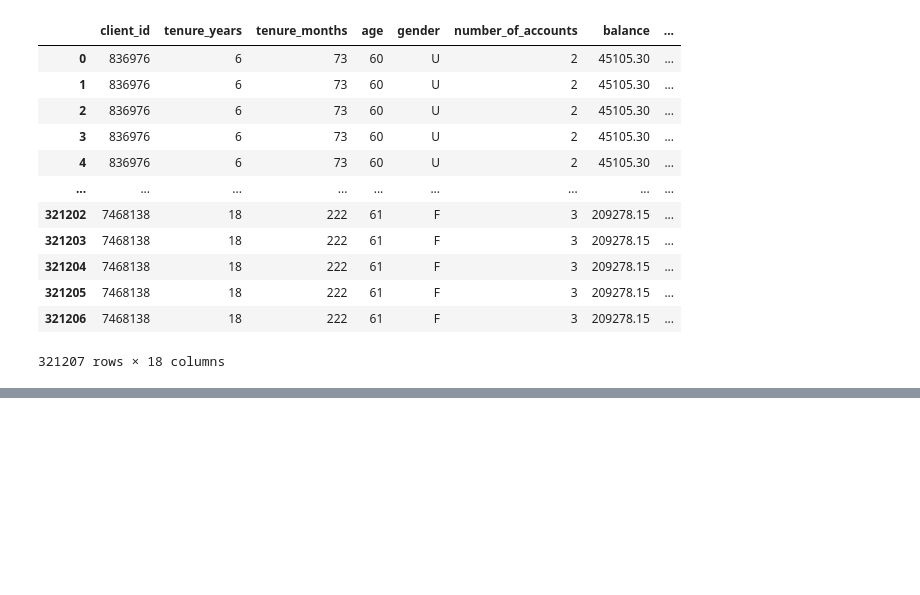
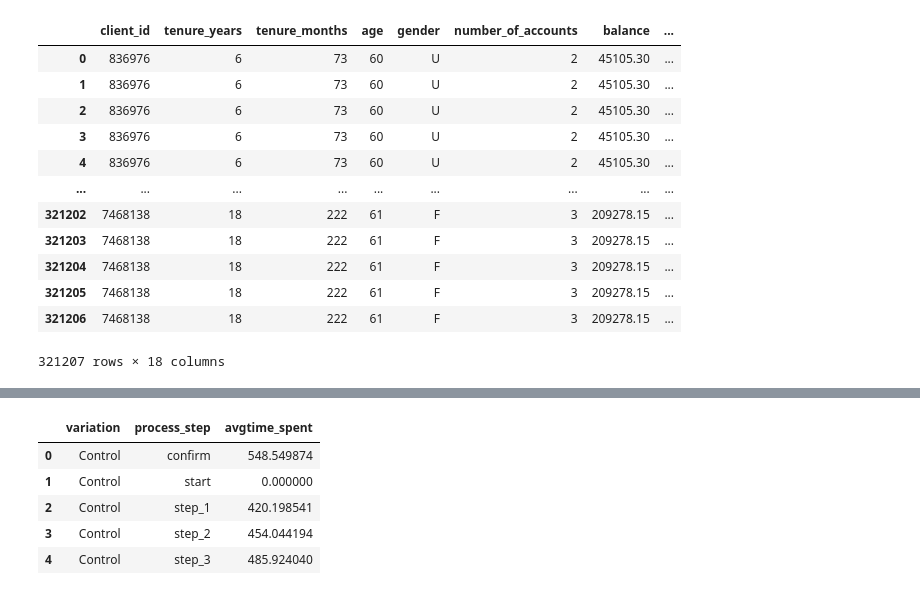
Before and after one commit to vijayendra-k/AB-Testing, a Jupyter notebook: AB-Testing.ipynb, the cells around one changed output, grey strips where cells are left out. Cells and saved outputs as stored; diff of their text form; code cells hidden in the pictures; blank space fills up the shorter version.

Commit message:
calculating time spent in each stage

```diff
--- a/AB-Testing.ipynb
+++ b/AB-Testing.ipynb
@@ -872,0 +873,14 @@ avgtimeperuser
+# %%
+avgtimeperuser_control=avgtimeperuser[avgtimeperuser['variation']=='Control'].fillna(0)
+avgtimeperuser_test=avgtimeperuser[avgtimeperuser['variation']=='Test'].fillna(0)
+# %%
+avgtimeperuser_control.sort_values(by=['avgtime_spent'],inplace=True)
+# %%
+avgtimeperuser_control
+# %% [output]
+|  | variation | process_step | avgtime_spent |
+| 0 | Control | confirm | 548.549874 |
+| 1 | Control | start | 0.000000 |
+| 2 | Control | step_1 | 420.198541 |
+| 3 | Control | step_2 | 454.044194 |
+| 4 | Control | step_3 | 485.924040 |
```
Also changed, not shown: parts of 36 cells of this notebook.
